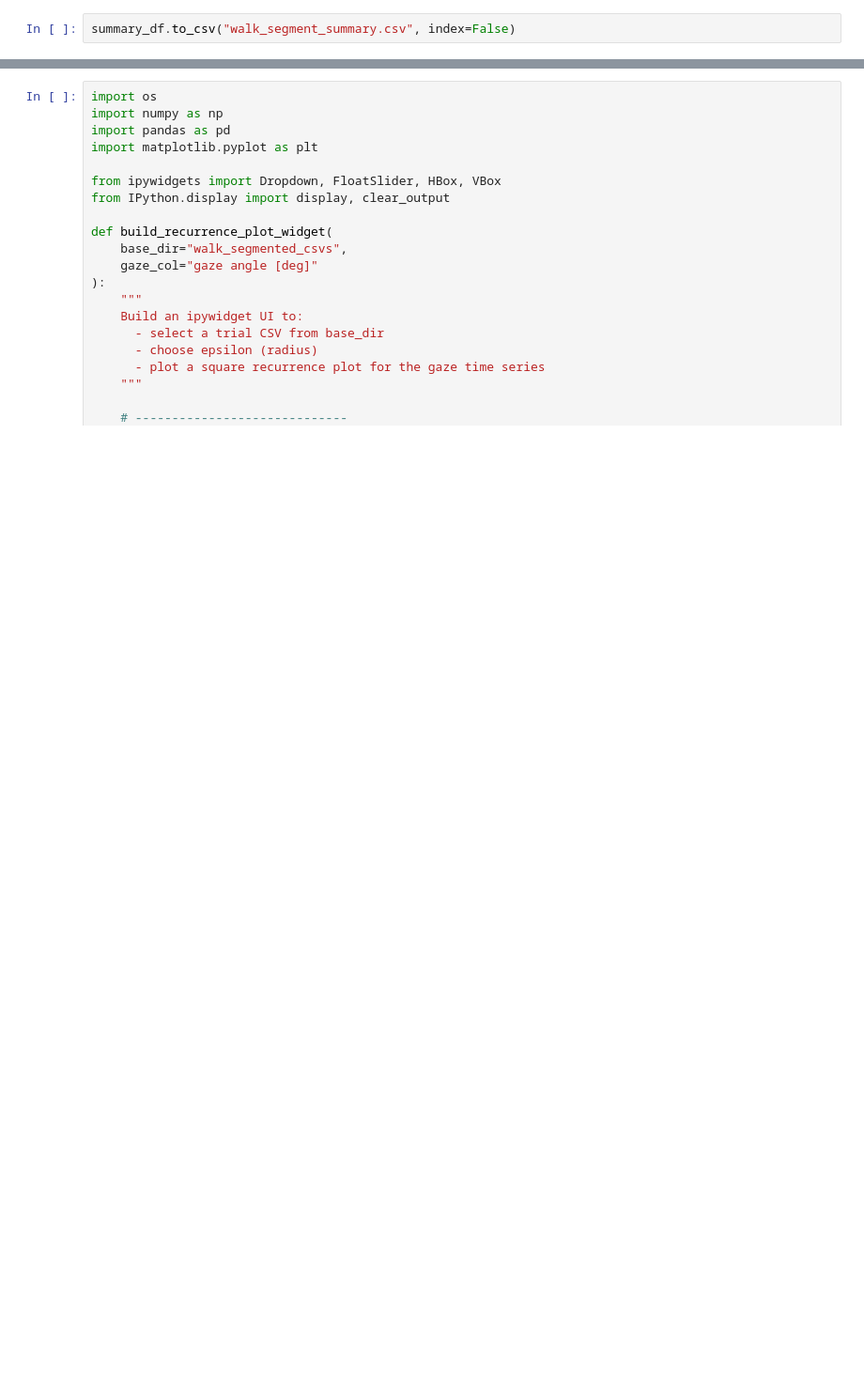
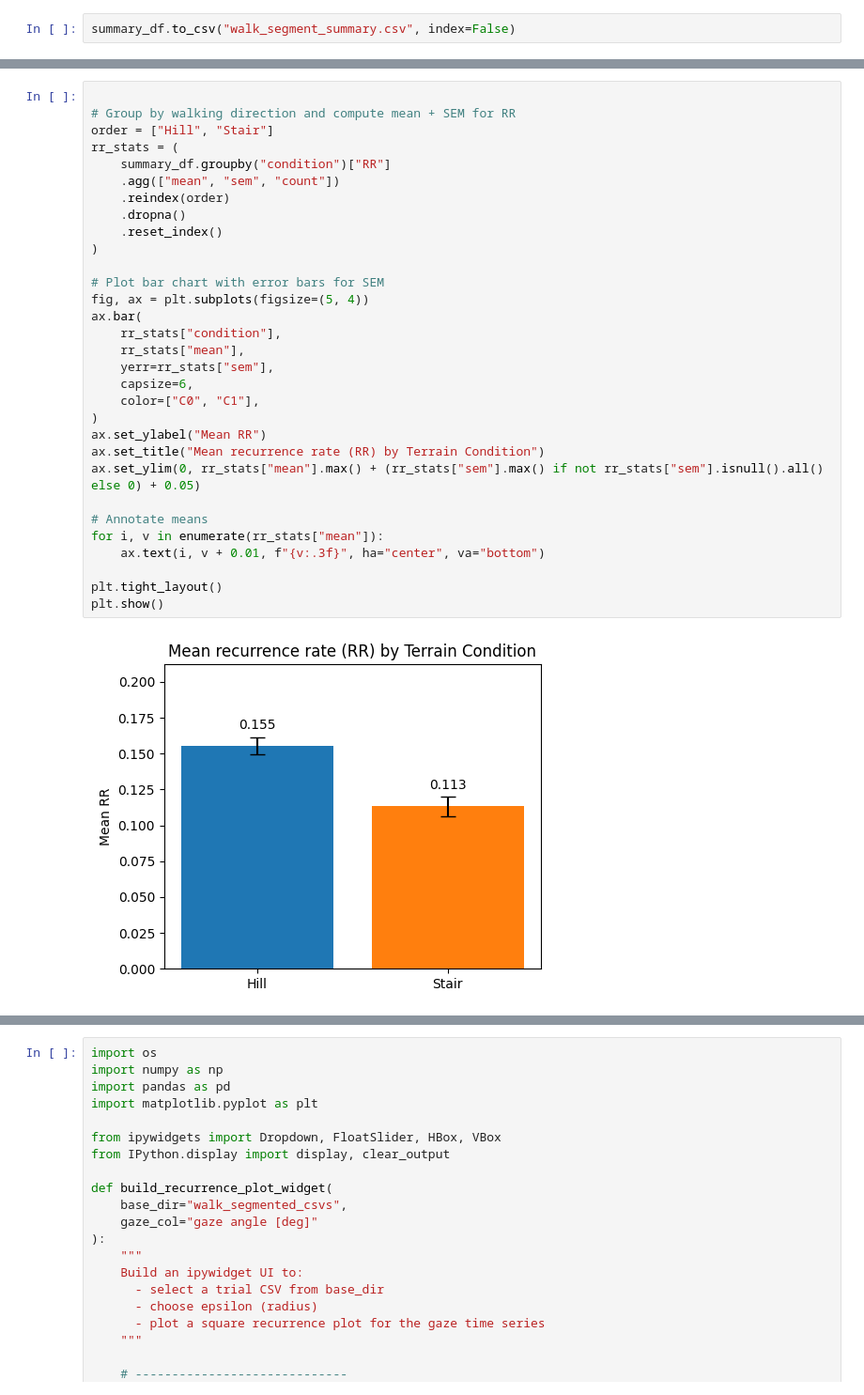
Before and after one commit to vilonlab/neon-gaze-angle, a Jupyter notebook: analyze_walks.ipynb, the cells around one changed output, grey strips where cells are left out. Shown: that part at 94% size. Saved outputs shown, nothing was run; the diff lists cells and outputs as text; blank space fills up the shorter version.

```diff
--- a/analyze_walks.ipynb
+++ b/analyze_walks.ipynb
@@ -301,3 +297,36 @@ plt.show()
+# %%
+
+# Group by walking direction and compute mean + SEM for RR
+order = ["Hill", "Stair"]
+rr_stats = (
+    summary_df.groupby("condition")["RR"]
+    .agg(["mean", "sem", "count"])
+    .reindex(order)
+    .dropna()
+    .reset_index()
+)
+
+# Plot bar chart with error bars for SEM
+fig, ax = plt.subplots(figsize=(5, 4))
+ax.bar(
+    rr_stats["condition"],
+    rr_stats["mean"],
+    yerr=rr_stats["sem"],
+    capsize=6,
+    color=["C0", "C1"],
+)
+ax.set_ylabel("Mean RR")
+ax.set_title("Mean recurrence rate (RR) by Terrain Condition")
+ax.set_ylim(0, rr_stats["mean"].max() + (rr_stats["sem"].max() if not rr_stats["sem"].isnull().all() else 0) + 0.05)
+
+# Annotate means
+for i, v in enumerate(rr_stats["mean"]):
+    ax.text(i, v + 0.01, f"{v:.3f}", ha="center", va="bottom")
+
+plt.tight_layout()
+plt.show()
+# %% [output]
+[figure, added]
 # %%
 # Group by walking direction and compute mean + SEM for DET
 order = ["Up", "Down"]
```
Also changed, not shown: parts of 5 cells of this notebook, 2 other files.
